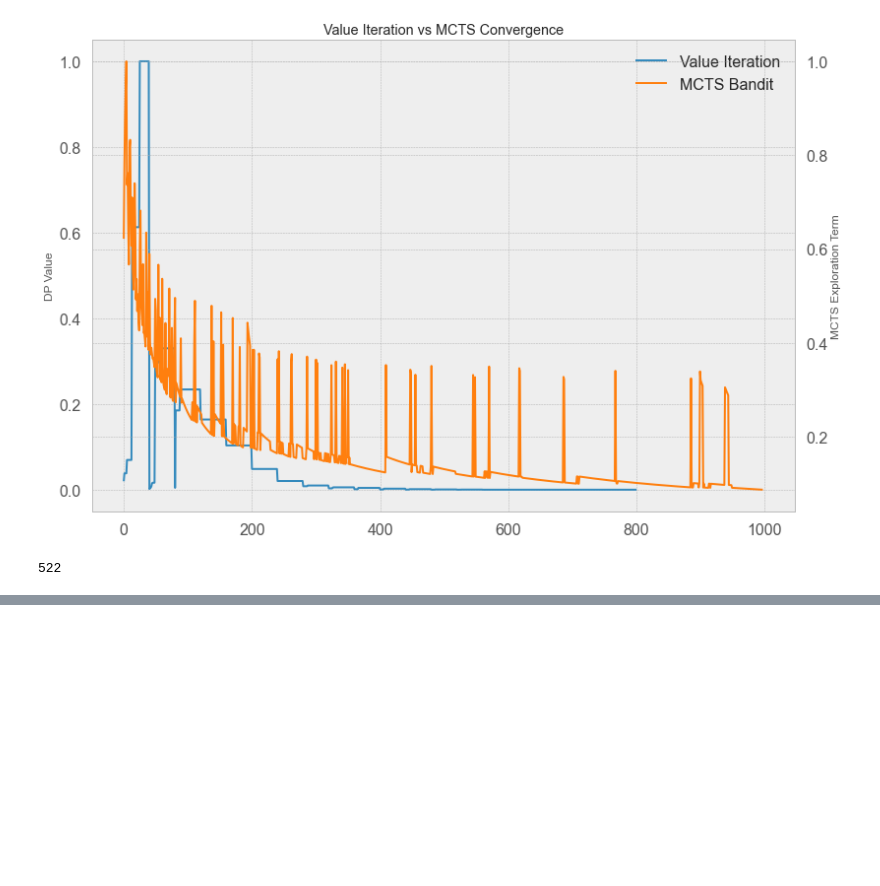
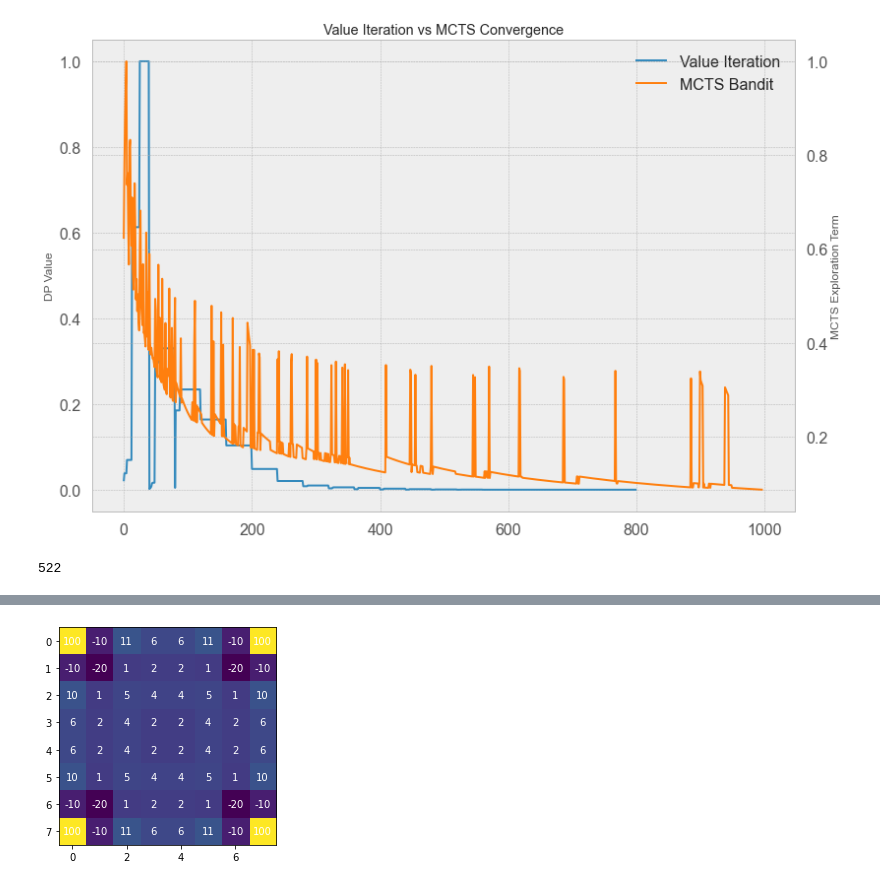
Before and after one commit to larkz/mcts-plots, a Jupyter notebook: conv_plot.ipynb, the cells around one changed output, grey strips where cells are left out. Cells and saved outputs as stored; diff of their text form; code cells hidden in the pictures; blank space fills up the shorter version.

```diff
--- a/conv_plot.ipynb
+++ b/conv_plot.ipynb
@@ -121,0 +153,13 @@ early_stop_vi[0][0]
+# %%
+fig, ax = plt.subplots()
+im = ax.imshow(reversi_heu)
+
+for i in range(len(reversi_heu)):
+    for j in range(len(reversi_heu[0])):
+        text = ax.text(j, i, reversi_heu[i, j],
+                       ha="center", va="center", color="w")
+
+# plt.setp(ax.get_xticklabels(), rotation=45, ha="right", rotation_mode="anchor")
+# fig.tight_layout()
+# %% [output]
+[figure, added]
```
Also changed, not shown: parts of 6 cells of this notebook.
